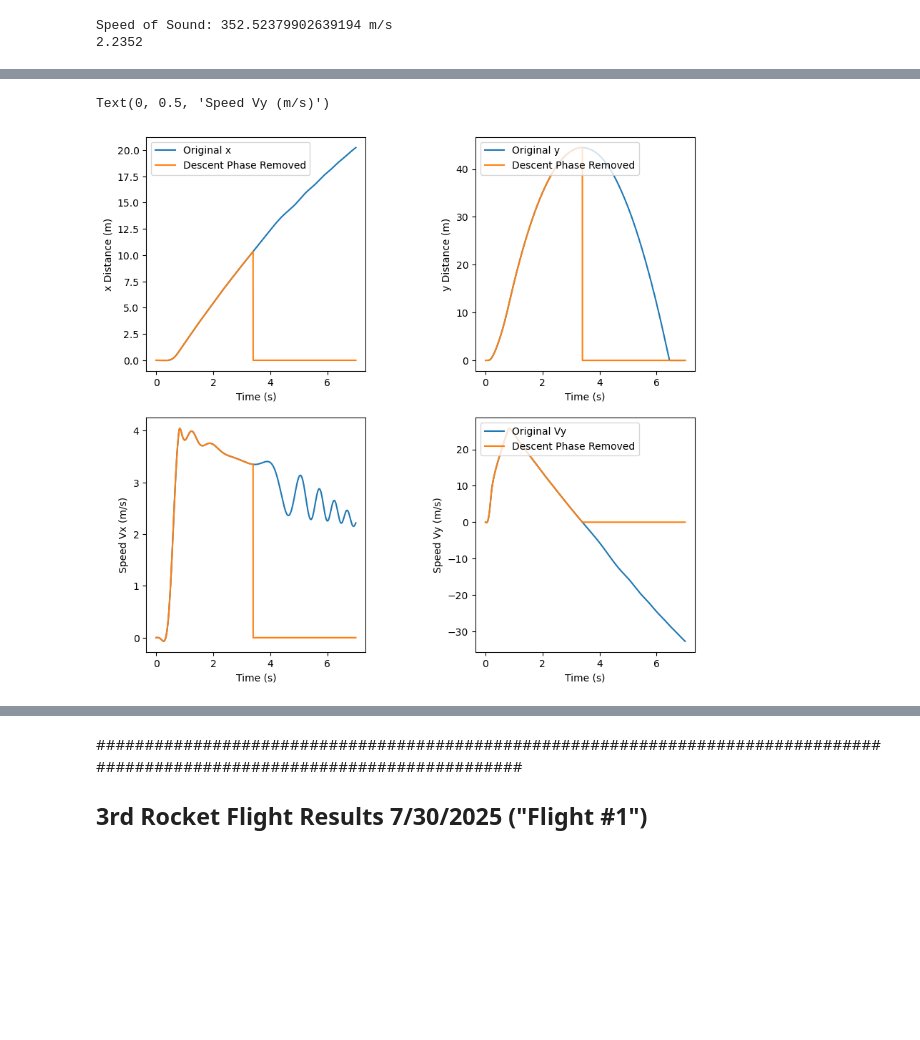
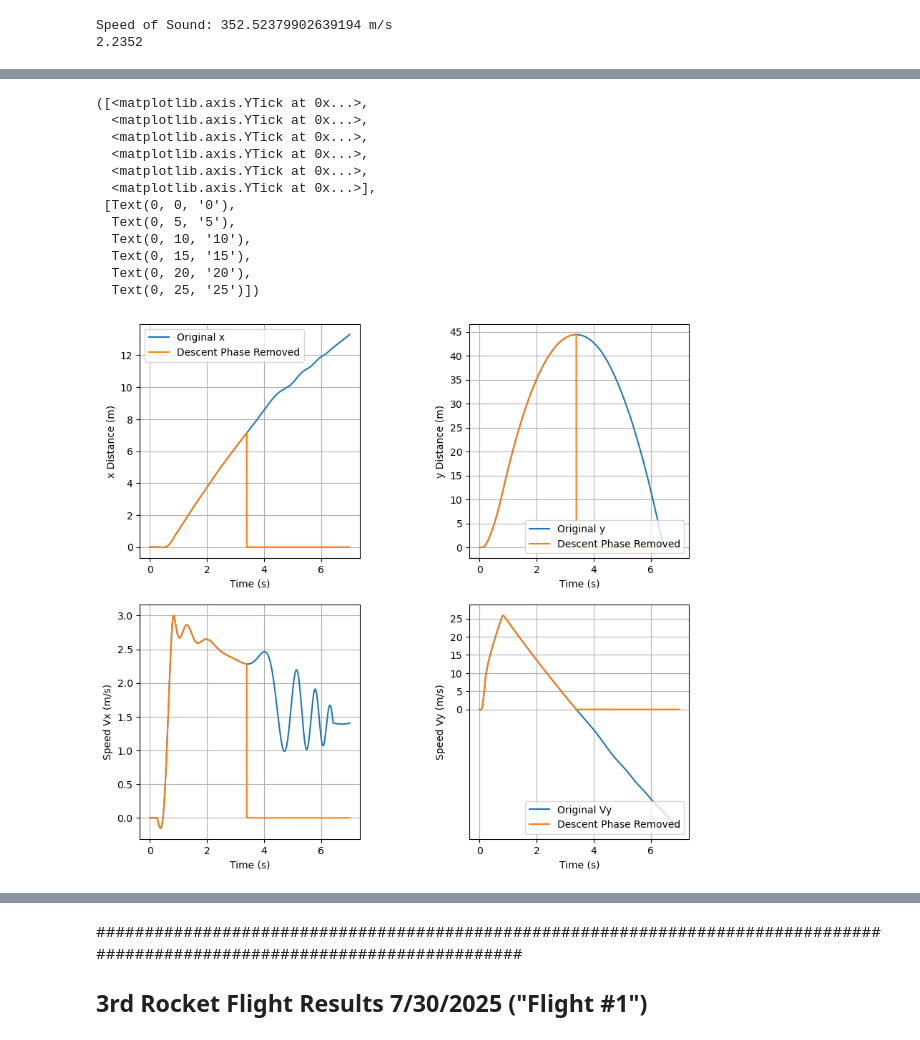
Before and after one commit to BamtolYy/rocket, a Jupyter notebook: simulation/2DRocketSimDraft.ipynb, the cells around one changed output, grey strips where cells are left out. Drawn from its saved outputs; the diff is of its cells as text; code cells hidden in the pictures; blank space fills up the shorter version.

```diff
--- a/simulation/2DRocketSimDraft.ipynb
+++ b/simulation/2DRocketSimDraft.ipynb
@@ -17,7 +17,7 @@ from sklearn.linear_model import LinearRegression
 from sklearn.preprocessing import PolynomialFeatures
 from scipy.interpolate import interp1d
 # %%
-def twoDRocket_ODE(state_vectors, t, g, m, IG, a, rho, S, Cl,thrust_function,tend,speedofsound,windspeed):
+def twoDRocket_ODE(state_vectors, t, g, m, IG, a, rho, S, Cl,thrust_function,tend,speedofsound,windspeed,launchRodLength):
     # state_vectors   = [x, y, V_x, V_y, theta, thetaDot]
     # t               = time vector (s)
     # g               = Gravitational Acceleration m/s^2
@@ -96,6 +96,7 @@ def twoDRocket_ODE(state_vectors, t, g, m, IG, a, rho, S, Cl,thrust_function,ten
     tRecord.append(t)
     uRecord.append(u)
     wRecord.append(w)
+    NormalForceCoefficientRecord.append(Cl*alpha)
     v  = math.sqrt(pow(u,2)+pow(w,2))
     M  = v/speedofsound
 
@@ -110,7 +111,10 @@ def twoDRocket_ODE(state_vectors, t, g, m, IG, a, rho, S, Cl,thrust_function,ten
     elif M > 0.95 and M <= 1.05:
         Cd =-30*pow(M,3) + 88.5*pow(M,2) - 85.425*M + 27.51375
 
-    L  = 0.5*rho*pow(v,2)*S*Cl*alpha
+    if state_vectors[1] <= launchRodLength:
+        alpha = 0
+
+    L  = 0.5*rho*pow(v,2)*S*Cl*alpha * np.sign(v)
     D  = 0.5*rho*pow(v,2)*S*Cd * np.sign(v)
     Fbh = T + L*sin(alpha) - D*cos(alpha)
     Fbv = L*cos(alpha) + D*sin(alpha)
@@ -172,6 +176,8 @@ alphaRecord =[]
 tRecord = []
 uRecord = []
 wRecord = []
+NormalForceCoefficientRecord = []
+launchRodLength = 0.9
 # %% [output]
 Speed of Sound: 352.52379902639194 m/s
 2.2352
@@ -346,7 +352,7 @@ plt.show()
 # plt.xlabel('Time (s)')
 # plt.ylabel('Newton (N)')
 # %%
-solution = odeint(twoDRocket_ODE, x0, t, args = (g, m, IG, a, rho, S, Cl, thrust_function,tend,speedofsound,windspeed))
+solution = odeint(twoDRocket_ODE, x0, t, args = (g, m, IG, a, rho, S, Cl, thrust_function,tend,speedofsound,windspeed,launchRodLength))
 # %%
 maxHeight = max(solution[:,1])
 z = np.where(solution[:,1] == maxHeight)[0]
@@ -365,37 +371,55 @@ plt.xlabel('Time (s)')
 plt.ylabel('x Distance (m)')
 plt.tight_layout()
 plt.subplots_adjust(left=0, right=1.2, top=1.5, bottom=0, wspace=0.5, hspace=0.2)
+plt.grid()
 
 plt.subplot(2,2,2)
 plt.plot(t, solution[:,1])
 descentExcludedy = []
 descentExcludedy = solution[:,1].copy()
 descentExcludedy[index+1:] = 0
 plt.plot(t,descentExcludedy)
-plt.legend(['Original y','Descent Phase Removed'],loc=2)
+plt.legend(['Original y','Descent Phase Removed'],loc=4)
 plt.xlabel('Time (s)')
 plt.ylabel('y Distance (m)')
+plt.grid()
+plt.yticks(np.arange(0,50,5))
+
 
 plt.subplot(2,2,3)
 plt.plot(t, solution[:,2])
 descentExcludedVx = []
 descentExcludedVx = solution[:,2].copy()
 descentExcludedVx[index+1:] = 0
 plt.plot(t,descentExcludedVx)
 # plt.legend(['Original Vx','Descent Phase Removed'],loc=3)
 plt.xlabel('Time (s)')
 plt.ylabel('Speed Vx (m/s)')
+plt.grid()
 
 plt.subplot(2,2,4)
 plt.plot(t, solution[:,3])
 descentExcludedVy = []
 descentExcludedVy = solution[:,3].copy()
 descentExcludedVy[index+1:] = 0
 plt.plot(t,descentExcludedVy)
-plt.legend(['Original Vy','Descent Phase Removed'],loc=2)
+plt.legend(['Original Vy','Descent Phase Removed'],loc=4)
 plt.xlabel('Time (s)')
 plt.ylabel('Speed Vy (m/s)')
+plt.grid()
+plt.yticks(np.arange(0,30,5))
 # %% [output]
-Text(0, 0.5, 'Speed Vy (m/s)')
+([<matplotlib.axis.YTick at 0x...>,
+  <matplotlib.axis.YTick at 0x...>,
+  <matplotlib.axis.YTick at 0x...>,
+  <matplotlib.axis.YTick at 0x...>,
+  <matplotlib.axis.YTick at 0x...>,
+  <matplotlib.axis.YTick at 0x...>],
+ [Text(0, 0, '0'),
+  Text(0, 5, '5'),
+  Text(0, 10, '10'),
+  Text(0, 15, '15'),
+  Text(0, 20, '20'),
+  Text(0, 25, '25')])
-[figure, old version]
+[figure, new version]
 # %%
```
Also changed, not shown: parts of 8 cells of this notebook, 2 other files.
